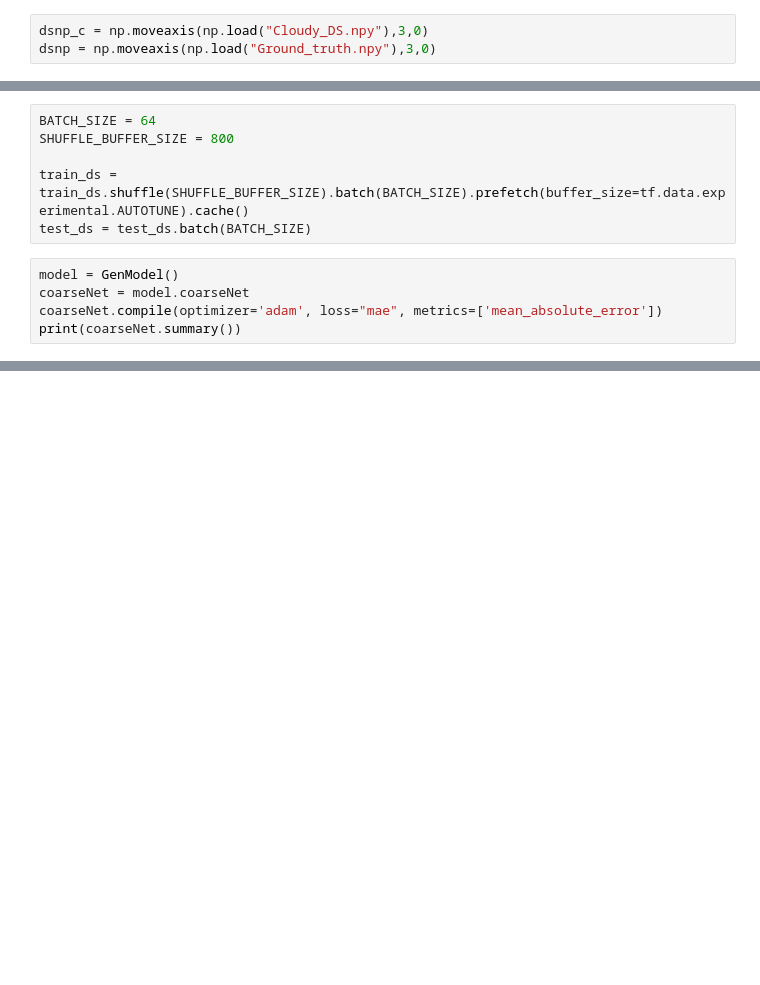
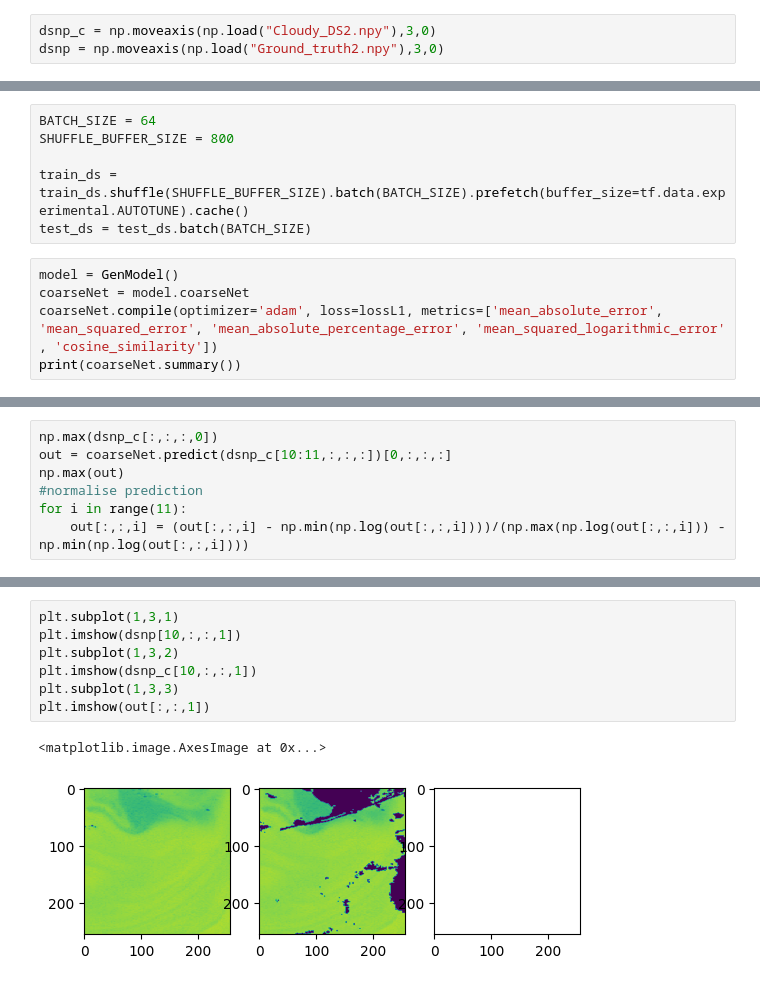
Before and after one commit to RS-ML-Hub/cloud-ML-data-recovery, a Jupyter notebook: train.ipynb, the cells around one changed output, grey strips where cells are left out. Saved outputs shown, nothing was run; the diff lists cells and outputs as text; blank space fills up the shorter version.

Commit message:
use normalised dataset + feature extraction to be sure it works

```diff
--- a/train.ipynb
+++ b/train.ipynb
@@ -21,8 +22,8 @@ To enable the following instructions: AVX2 AVX512F AVX512_VNNI FMA, in other ope
 
 The goal here is to convert the data into a more tensorflow friendly data format
 # %%
-dsnp_c = np.moveaxis(np.load("Cloudy_DS.npy"),3,0)
-dsnp = np.moveaxis(np.load("Ground_truth.npy"),3,0)
+dsnp_c = np.moveaxis(np.load("Cloudy_DS2.npy"),3,0)
+dsnp = np.moveaxis(np.load("Ground_truth2.npy"),3,0)
 # %%
 #Data normalisation
 
@@ -45,6 +46,6 @@ test_ds = test_ds.batch(BATCH_SIZE)
 # %%
 model = GenModel()
 coarseNet = model.coarseNet
-coarseNet.compile(optimizer='adam', loss="mae", metrics=['mean_absolute_error'])
+coarseNet.compile(optimizer='adam', loss=lossL1, metrics=['mean_absolute_error', 'mean_squared_error', 'mean_absolute_percentage_error', 'mean_squared_logarithmic_error' , 'cosine_similarity'])
 print(coarseNet.summary())
 # %% [output]
@@ -85,0 +74,7 @@ plt.imshow(out[0,:,:,0])
+# %%
+np.max(dsnp_c[:,:,:,0])
+out = coarseNet.predict(dsnp_c[10:11,:,:,:])[0,:,:,:]
+np.max(out)
+#normalise prediction
+for i in range(11):
+    out[:,:,i] = (out[:,:,i] - np.min(np.log(out[:,:,i])))/(np.max(np.log(out[:,:,i])) - np.min(np.log(out[:,:,i])))
@@ -86 +83,11 @@ plt.imshow(out[0,:,:,0])
+# %%
+plt.subplot(1,3,1)
+plt.imshow(dsnp[10,:,:,1])
+plt.subplot(1,3,2)
+plt.imshow(dsnp_c[10,:,:,1])
+plt.subplot(1,3,3)
+plt.imshow(out[:,:,1])
+# %% [output]
+<matplotlib.image.AxesImage at 0x...>
+[figure, added]
 # %%
```
Also changed, not shown: parts of 10 cells of this notebook, 1 other file.
